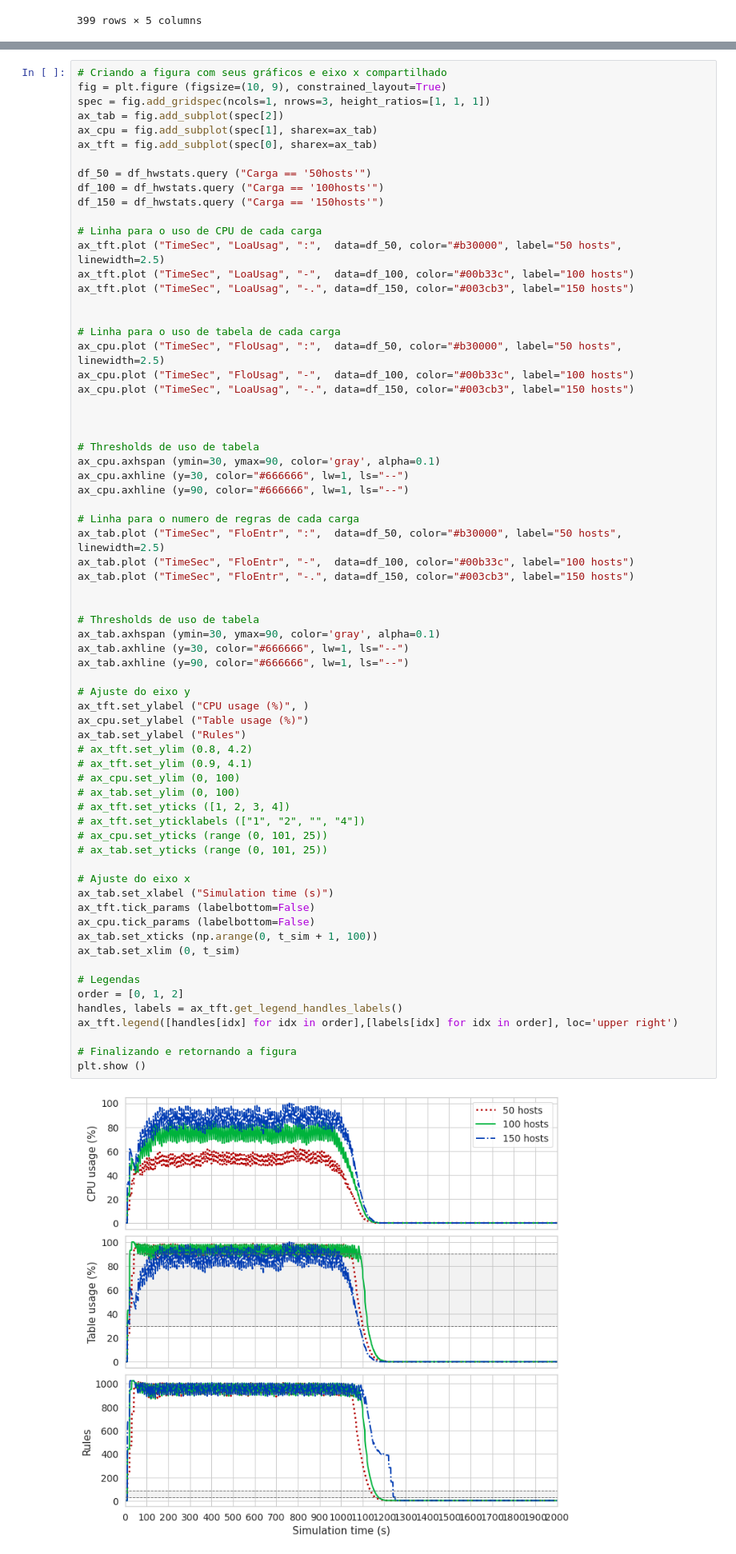
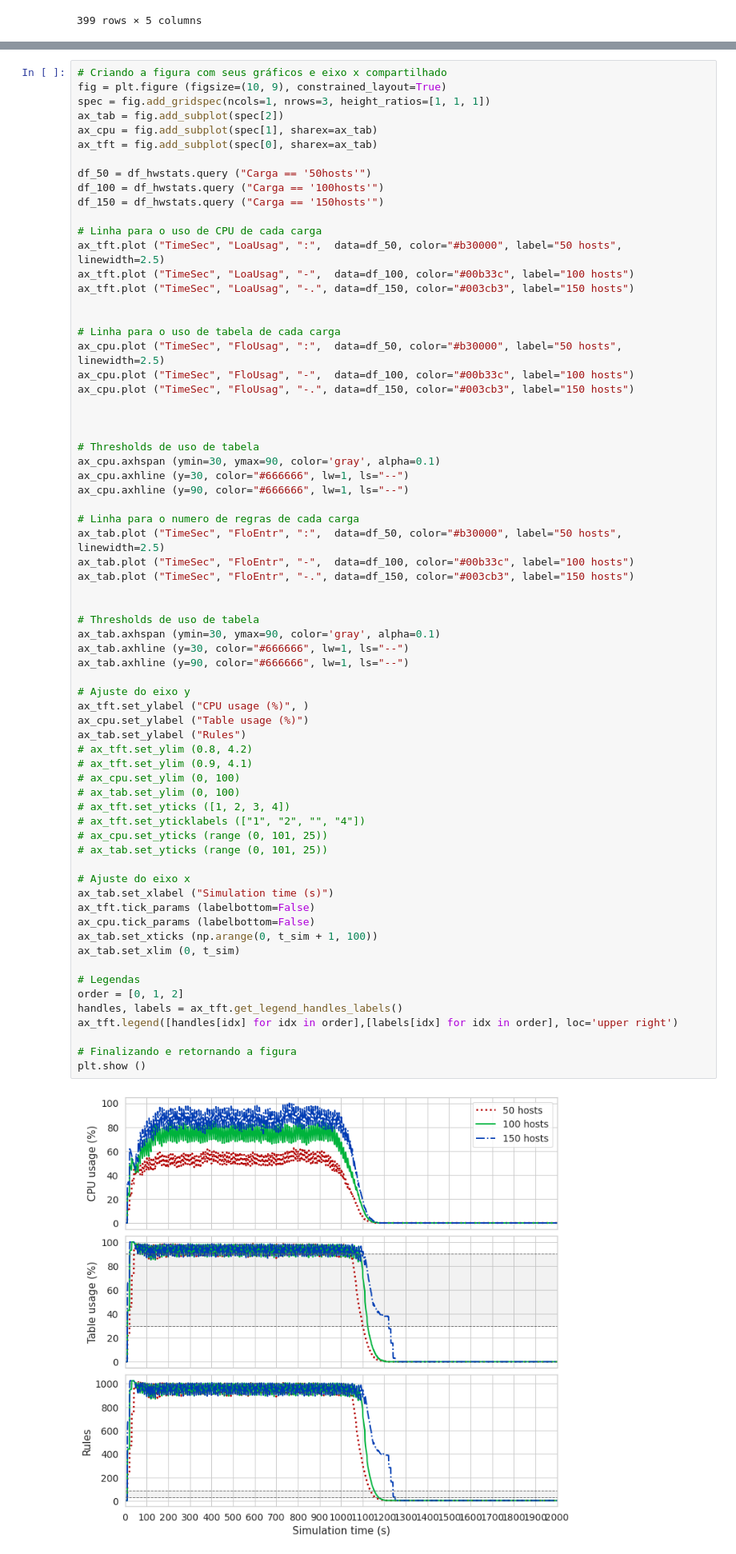
Before and after one commit to pedrobellotti/iperftestes, a Jupyter notebook: Simulacao/NovoArtigo/analiseNOVO.ipynb, the cells around one changed output, grey strips where cells are left out. Shown at 80% size. Drawn from its saved outputs; the diff is of its cells as text.

```diff
--- a/Simulacao/NovoArtigo/analiseNOVO.ipynb
+++ b/Simulacao/NovoArtigo/analiseNOVO.ipynb
@@ -101,7 +101,7 @@ ax_tft.plot ("TimeSec", "LoaUsag", "-.", data=df_150, color="#003cb3", label="15
 # Linha para o uso de tabela de cada carga
 ax_cpu.plot ("TimeSec", "FloUsag", ":",  data=df_50, color="#b30000", label="50 hosts", linewidth=2.5)
 ax_cpu.plot ("TimeSec", "FloUsag", "-",  data=df_100, color="#00b33c", label="100 hosts")
-ax_cpu.plot ("TimeSec", "LoaUsag", "-.", data=df_150, color="#003cb3", label="150 hosts")
+ax_cpu.plot ("TimeSec", "FloUsag", "-.", data=df_150, color="#003cb3", label="150 hosts")
 
 
 
@@ -122,34 +122,34 @@ ax_tab.axhline (y=30, color="#666666", lw=1, ls="--")
 ax_tab.axhline (y=90, color="#666666", lw=1, ls="--")
 
 # Ajuste do eixo y
 ax_tft.set_ylabel ("CPU usage (%)", )
 ax_cpu.set_ylabel ("Table usage (%)")
 ax_tab.set_ylabel ("Rules")
 # ax_tft.set_ylim (0.8, 4.2)
 # ax_tft.set_ylim (0.9, 4.1)
 # ax_cpu.set_ylim (0, 100)
 # ax_tab.set_ylim (0, 100)
 # ax_tft.set_yticks ([1, 2, 3, 4])
 # ax_tft.set_yticklabels (["1", "2", "", "4"])
 # ax_cpu.set_yticks (range (0, 101, 25))
 # ax_tab.set_yticks (range (0, 101, 25))
 
 # Ajuste do eixo x
 ax_tab.set_xlabel ("Simulation time (s)")
 ax_tft.tick_params (labelbottom=False)
 ax_cpu.tick_params (labelbottom=False)
 ax_tab.set_xticks (np.arange(0, t_sim + 1, 100))
 ax_tab.set_xlim (0, t_sim)
 
 # Legendas
 order = [0, 1, 2]
 handles, labels = ax_tft.get_legend_handles_labels()
 ax_tft.legend([handles[idx] for idx in order],[labels[idx] for idx in order], loc='upper right')
 
 # Finalizando e retornando a figura
 plt.show ()
 # %% [output]
-[figure, old version]
+[figure, new version]
 # %%
 snsplt = sns.relplot(x="TimeSec", y="AvgCPULoad",
             hue="Carga",
```
Also changed, not shown: parts of 3 cells of this notebook.
